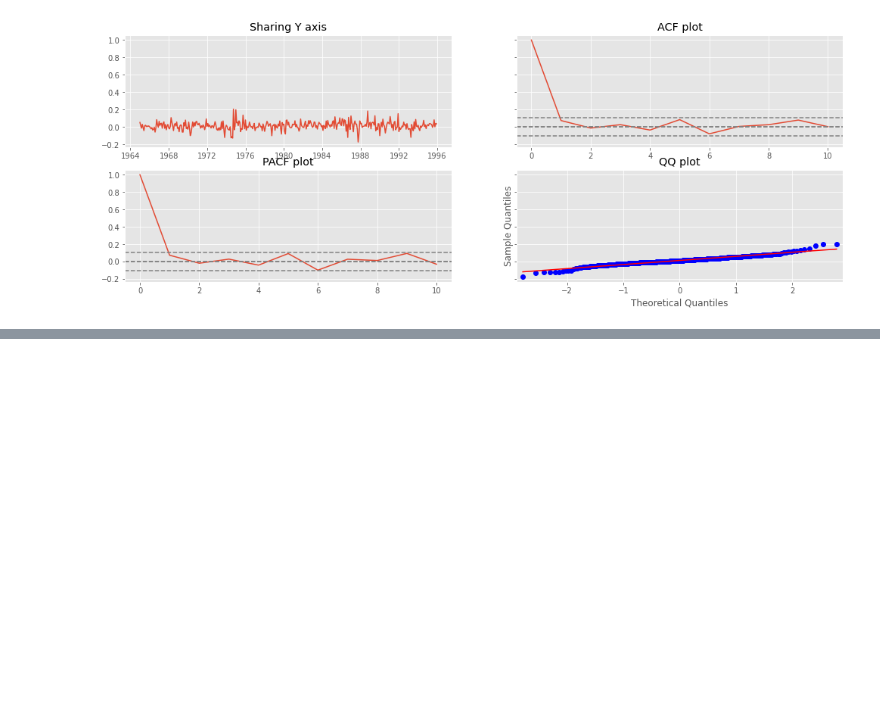
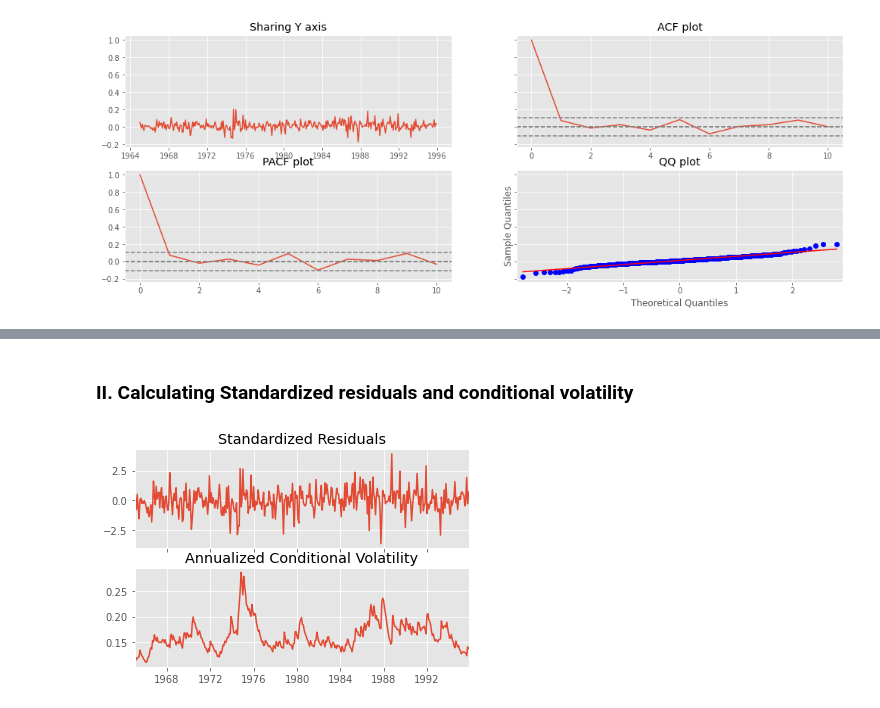
Before and after one commit to unnikrishnannambiar/BTP_II_Unnikrishnan_Nambiar, a Jupyter notebook: Abstract_Analysis.ipynb, the cells around one changed output, grey strips where cells are left out. Cells and saved outputs as stored; diff of their text form; code cells hidden in the pictures; blank space fills up the shorter version.

```diff
--- a/Abstract_Analysis.ipynb
+++ b/Abstract_Analysis.ipynb
@@ -177,0 +177,3 @@ Covariance estimator: robust
+# %%
+m = arch_model(returns['Food'], vol= "EGARCH", p=1, o=0, q=1, dist='t')
+res = m.fit(update_freq=5)
@@ -177,0 +197,6 @@ Covariance estimator: robust
+# %% [markdown]
+### II. Calculating Standardized residuals and conditional volatility
+# %%
+fig = res.plot(annualize="M")
+# %% [output]
+[figure, added]
```
Also changed, not shown: parts of 9 cells of this notebook, 2 other files.
